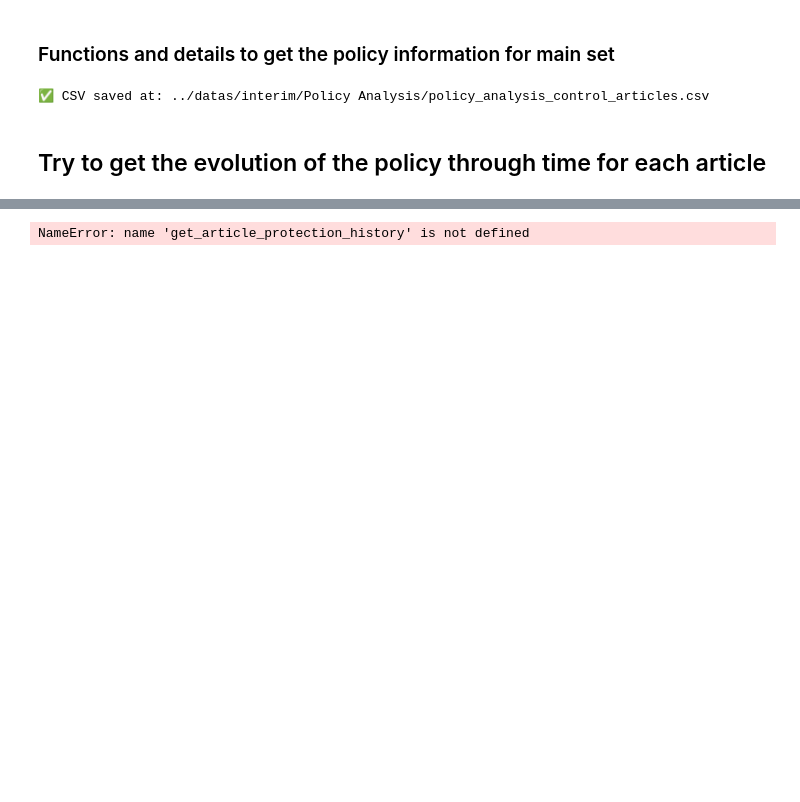
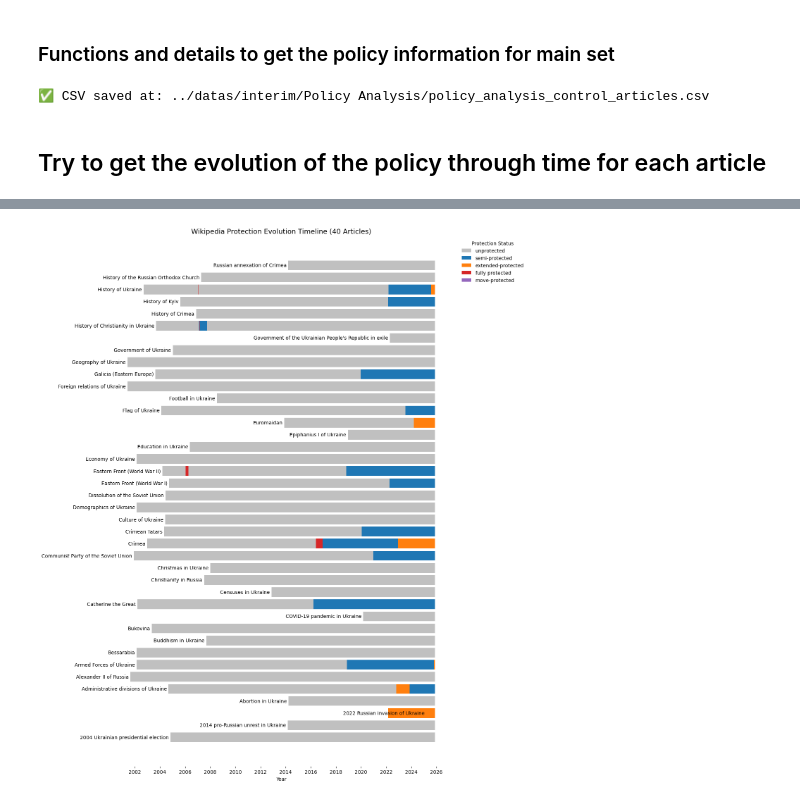
Before and after one commit to dh-epfl-students/dhlab-cultural-weaponisation-ukraine-benchmark, a Jupyter notebook: notebooks/policy_analysis.ipynb, the cells around one changed output, grey strips where cells are left out. Saved outputs shown, nothing was run; the diff lists cells and outputs as text; code cells hidden in the pictures; blank space fills up the shorter version.

```diff
--- a/notebooks/policy_analysis.ipynb
+++ b/notebooks/policy_analysis.ipynb
@@ -554,5 +904,9 @@ NameError: name 'get_article_protection_history' is not defined
-# %%
-article = 'History of Kiev'
-build_protection_timeline(article)
-# %% [output]
-NameError: name 'get_article_protection_history' is not defined
+# %%
+timelines = {}
+
+for title in articles:
+    timelines[title] = build_protection_timeline(title)
+
+plot_protection_timelines(timelines)
+# %% [output]
+[figure, added]
```
Also changed, not shown: parts of 7 cells of this notebook, 2 other files.
